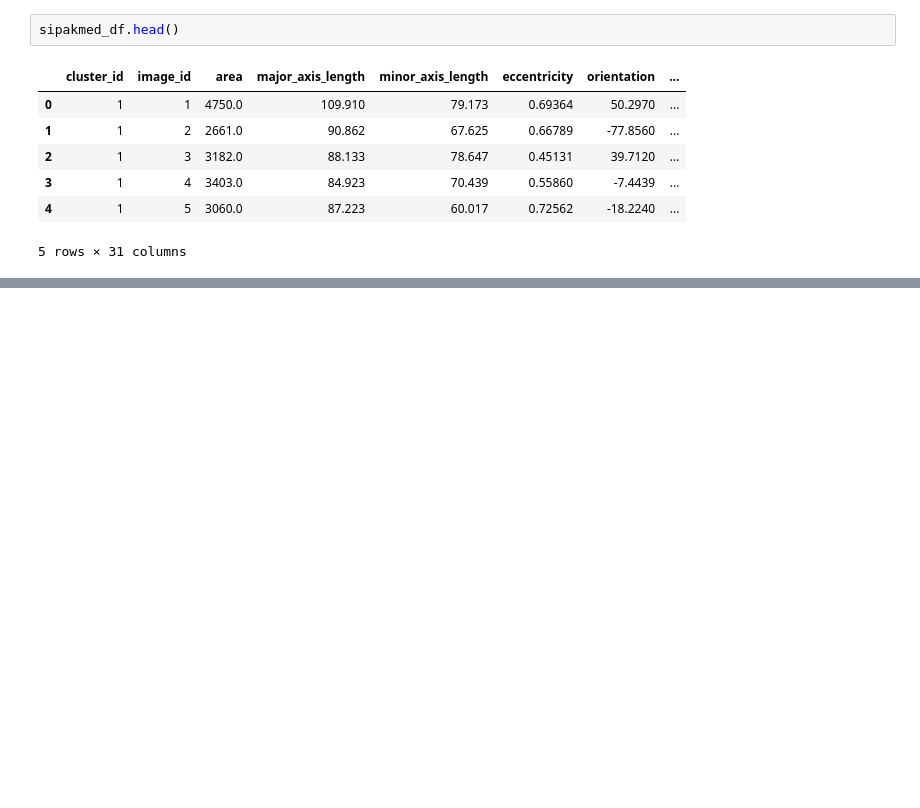
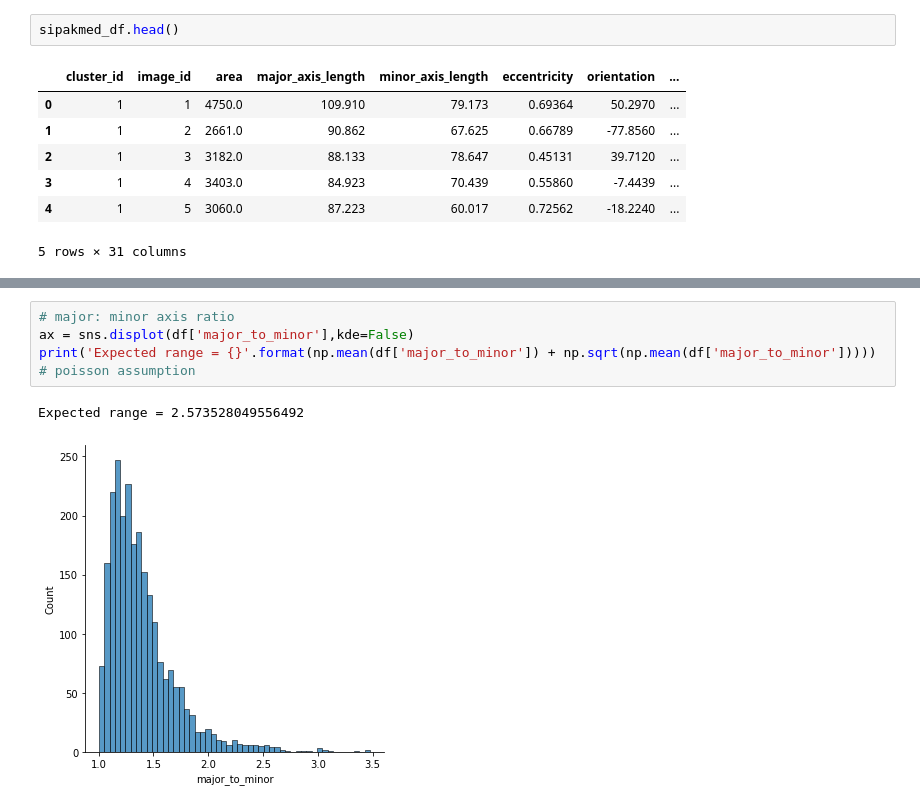
Before and after one commit to edunnwe1/Insight_project, a Jupyter notebook: notebooks/01-Exploratory_Data_Analysis.ipynb, the cells around one changed output, grey strips where cells are left out. Saved outputs shown, nothing was run; the diff lists cells and outputs as text; blank space fills up the shorter version.

```diff
--- a/notebooks/01-Exploratory_Data_Analysis.ipynb
+++ b/notebooks/01-Exploratory_Data_Analysis.ipynb
@@ -344,0 +81,7 @@ print(f'Area under the precision-recall curve: \n{auc(recall,precision)}')
+# %%
+# major: minor axis ratio
+ax = sns.displot(df['major_to_minor'],kde=False)
+print('Expected range = {}'.format(np.mean(df['major_to_minor']) + np.sqrt(np.mean(df['major_to_minor'])))) # poisson assumption
+# %% [output]
+Expected range = 2.573528049556492
+[figure, added]
```
Also changed, not shown: parts of 45 cells of this notebook, 1 other file.
